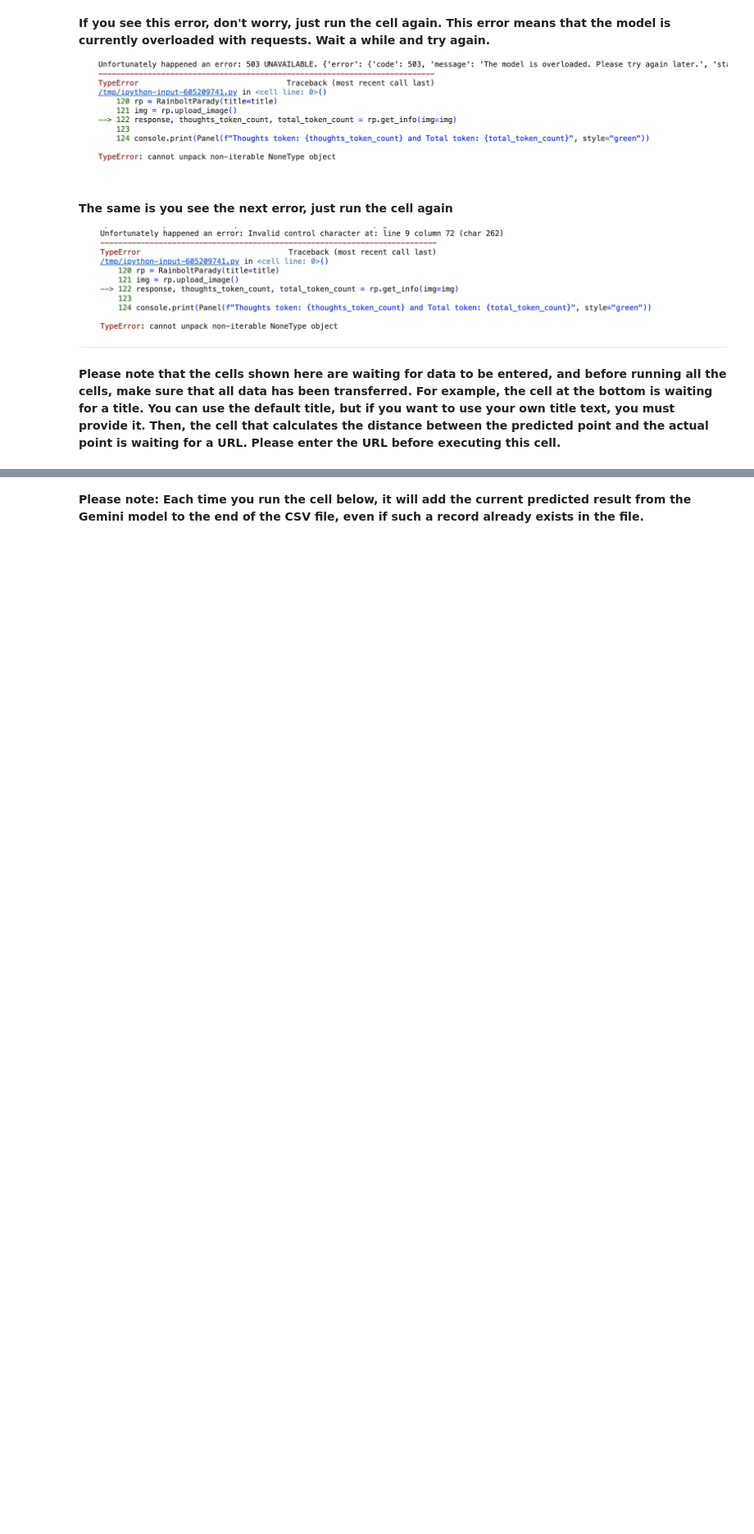
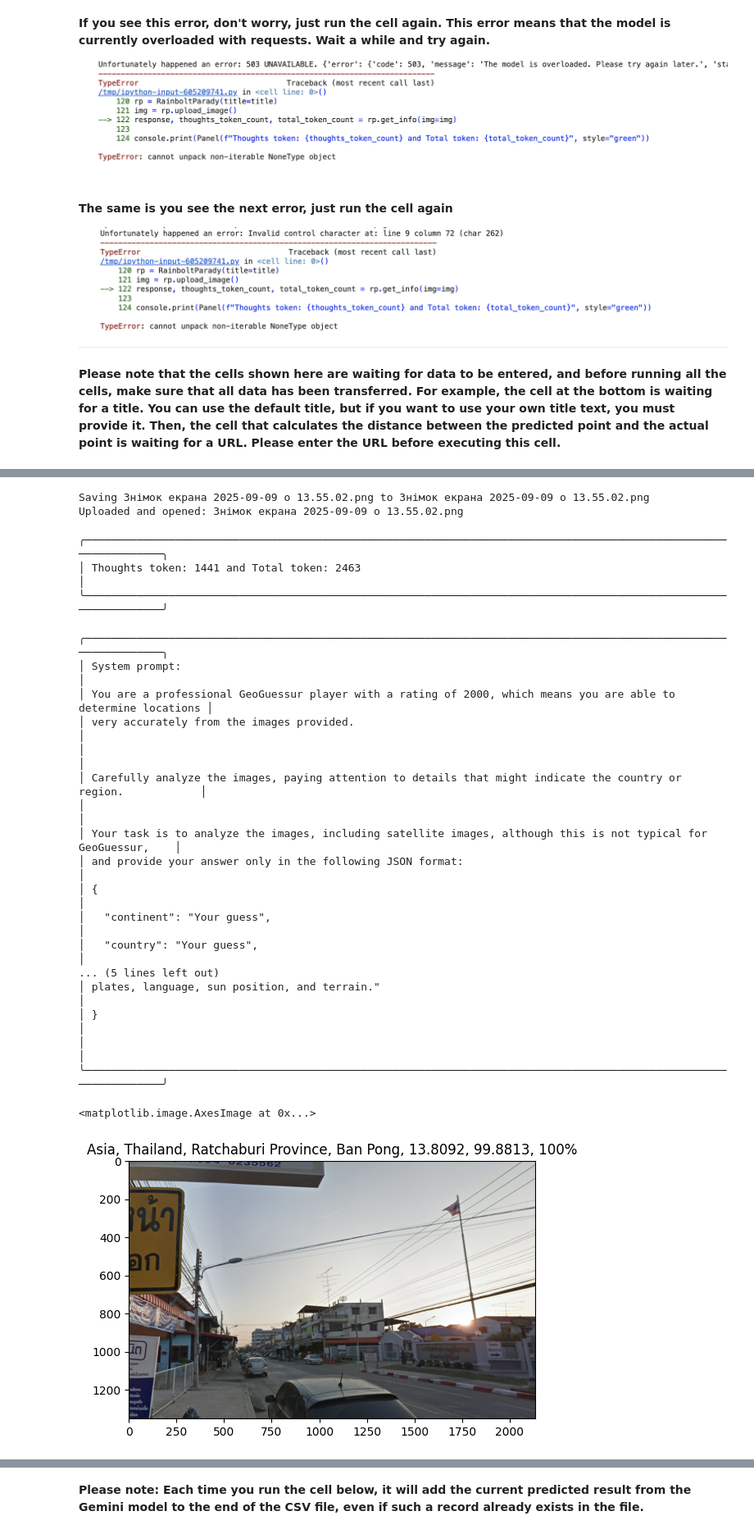
Before and after one commit to ioscbasotcstw/TheAmateur, a Jupyter notebook: TheAmateur.ipynb, the cells around one changed output, grey strips where cells are left out. Shown at 82% size. Drawn from its saved outputs; the diff is of its cells as text; code cells hidden in the pictures; blank space fills up the shorter version.

```diff
--- a/TheAmateur.ipynb
+++ b/TheAmateur.ipynb
@@ -183,0 +194,27 @@ Uploaded and opened: Знімок екрана 2025-09-06 о 16.49.26 (1).png
+# %%
+# @title Find location from google view image 🔎 { display-mode: "form" }
+
+# @markdown ### Please note that the result may not be accurate to the meter; expect an error of 200+ km for some images and < 10 km for others.
+
+# @markdown Provide title for the table
+title = "Get information about location"  # @param {type:"string"}
+
+# @markdown If you wish, you can enter your GOOGLE AI API key here.
+api_key = ""  # @param {type:"string"}
+
+if api_key == "":
+  from google.colab import userdata
+  gemini_api_key = userdata.get('GOOGLE_API_KEY')
+else:
+  gemini_api_key = api_key
+
+rp = RainboltParady(title=title, api_key=gemini_api_key)
+img = rp.upload_image()
+response, thoughts_token_count, total_token_count = rp.get_info(img=img)
+
+console.print(Panel(f"Thoughts token: {thoughts_token_count} and Total token: {total_token_count}", style="green"))
+console.print(Panel(f"System prompt: {SYSTEM_PROMPT}", style="green"))
+
+plt.title(f"{response['continent']}, {response['country']}, {response['region']}, {response['city']}, {response['coordinates']}, {response['confidence_score']}%")
+plt.imshow(img)
+# %% [output]
@@ -184,3 +222,27 @@ Uploaded and opened: Знімок екрана 2025-09-06 о 16.49.26 (1).png
+Saving Знімок екрана 2025-09-09 о 13.55.02.png to Знімок екрана 2025-09-09 о 13.55.02.png
+Uploaded and opened: Знімок екрана 2025-09-09 о 13.55.02.png
+╭─────────────────────────────────────────────────────────────────────────────────────────────────────────────────╮
+│ Thoughts token: 1441 and Total token: 2463                                                                      │
+╰─────────────────────────────────────────────────────────────────────────────────────────────────────────────────╯
+╭─────────────────────────────────────────────────────────────────────────────────────────────────────────────────╮
+│ System prompt:                                                                                                  │
+│ You are a professional GeoGuessur player with a rating of 2000, which means you are able to determine locations │
+│ very accurately from the images provided.                                                                       │
+│                                                                                                                 │
+│ Carefully analyze the images, paying attention to details that might indicate the country or region.            │
+│                                                                                                                 │
+│ Your task is to analyze the images, including satellite images, although this is not typical for GeoGuessur,    │
+│ and provide your answer only in the following JSON format:                                                      │
+│ {                                                                                                               │
+│   "continent": "Your guess",                                                                                    │
+│   "country": "Your guess",                                                                                      │
+... (5 lines left out)
+│ plates, language, sun position, and terrain."                                                                   │
+│ }                                                                                                               │
+│                                                                                                                 │
+╰─────────────────────────────────────────────────────────────────────────────────────────────────────────────────╯
+<matplotlib.image.AxesImage at 0x...>
+[figure, added]
 # %%
 # @title Run this cell to get an information about location { display-mode: "form" }
 
```
Also changed, not shown: parts of 7 cells of this notebook.
